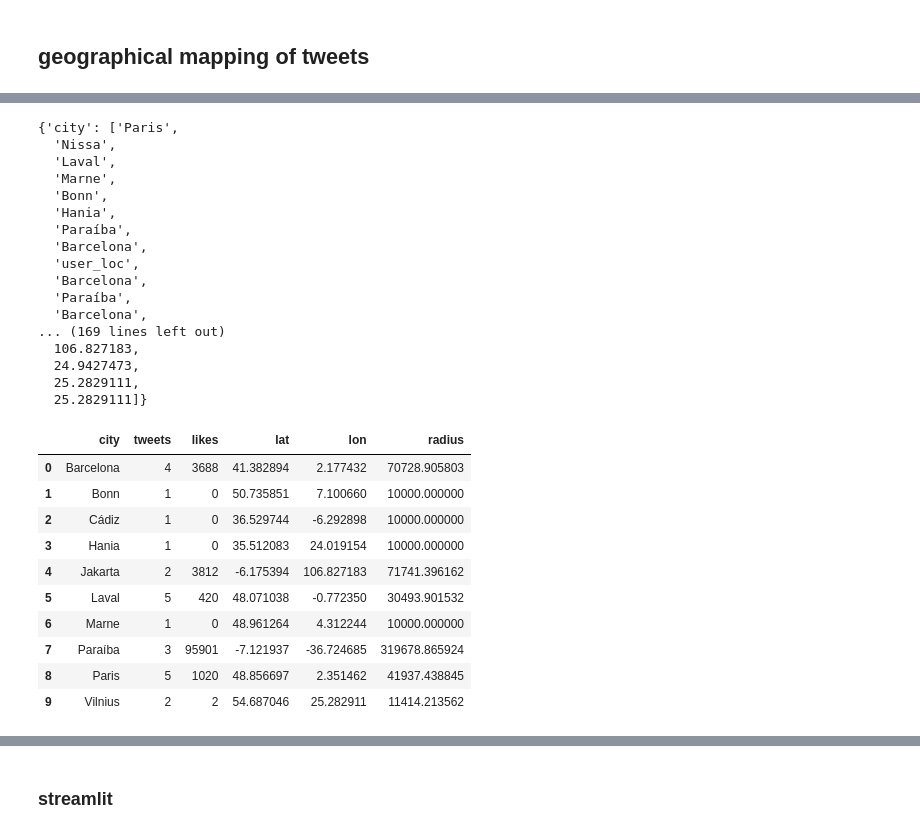
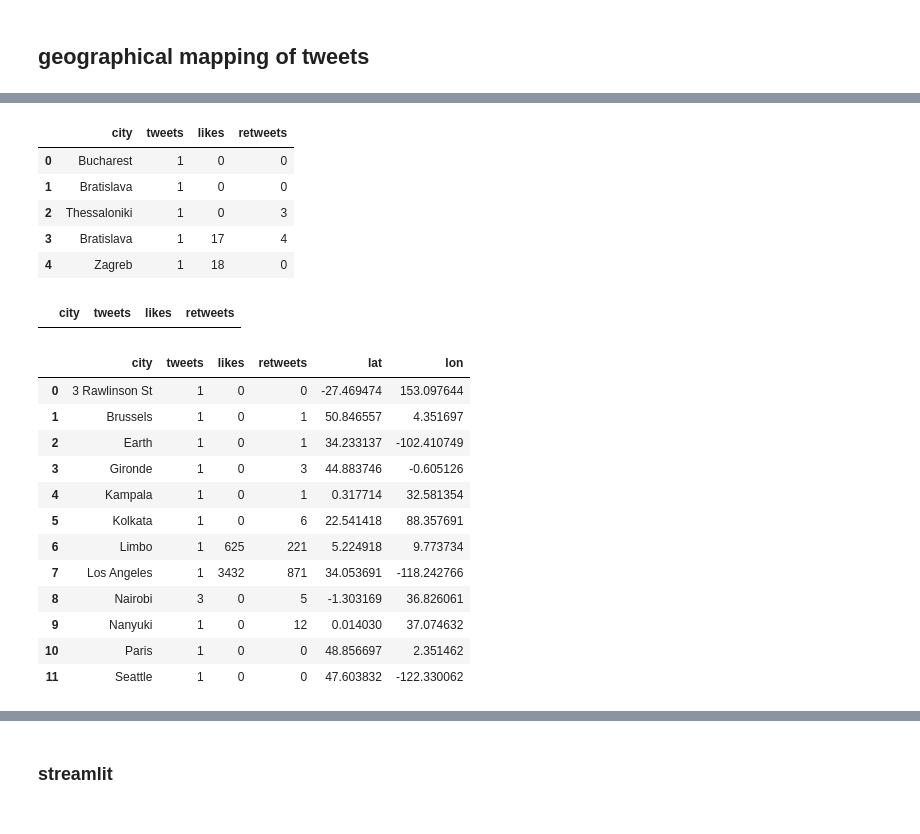
Before and after one commit to EstefaniaVB/LexAI, a Jupyter notebook: notebooks/twitterAPI_Tim.ipynb, the cells around one changed output, grey strips where cells are left out. Saved outputs shown, nothing was run; the diff lists cells and outputs as text; code cells hidden in the pictures.

```diff
--- a/notebooks/twitterAPI_Tim.ipynb
+++ b/notebooks/twitterAPI_Tim.ipynb
@@ -461,5 +442,3 @@ def get_tweets(query,count,result_type='mixed'):   #count: max 10 because its lo
             list_tweets.append(dict_)
 
     return list_tweets
-# %%
-tweets = get_tweets('energy',5)
@@ -652,2 +723,7 @@ list_cities = ['Berlin', 'Madrid', 'Rome', 'Bucharest', 'Paris', 'Vienna', 'Hamb
 # %% [markdown]
 ## geographical mapping of tweets
+# %%
+#list_cities = ['Berlin', 'Madrid', 'Rome', 'Bucharest', 'Paris', 'Vienna', 'Hamburg', 'Warsaw', 'Budapest', 'Barcelona', 'Munich', 'Milan', 'Prague', 'Sofia', 'Cologne', 'Stockholm', 'Naples', 'Turin', 'Amsterdam', 'Marseille', 'Zagreb', 'Copenhagen', 'Valencia', 'Krakow', 'Frankfurt', 'Seville', 'Lodz', 'Zaragoza', 'Athens', 'Palermo', 'Helsinki', 'Rotterdam', 'Wroc?aw', 'Stuttgart', 'Riga', 'Düsseldorf', 'Vilnius', 'Leipzig', 'Dortmund', 'Essen', 'Gothenburg', 'Genoa', 'Malaga', 'Bremen', 'Dresden', 'Dublin', 'The Hague', 'Hanover', 'Poznan', 'Antwerp', 'Nuremberg', 'Lyon', 'Lisbon', 'Duisburg', 'Toulouse', 'Gdansk', 'Murcia', 'Tallinn', 'Bratislava', 'Palma de Mallorca', 'Szczecin', 'Bologna', 'Brno', 'Ia?i', 'Florence', 'Las Palmas', 'Bochum', 'Utrecht', 'Wuppertal', 'Aarhus', 'Bydgoszcz', 'Plovdiv', 'Bilbao', 'Malmö', 'Nice', 'Lublin', 'Varna', 'Bielefeld', 'Alicante', 'Timi?oara', 'Bonn', 'Cordoba', 'Thessaloniki', 'Cluj-Napoca', 'Bari', 'Constanza', 'Münster', 'Karlsruhe', 'Catania', 'Mannheim', 'Nantes', 'Craiova', 'Galati']
+df_europe = pd.read_csv('list_cities3.csv', delimiter= ';')
+list_cities = list(df_europe['city'])
+list_countries = list(df_europe['country'])
@@ -775,49 +1001,45 @@ def count_cities(df):
 # %%
-city_counts = count_cities(data_slice)
-city_counts
+city_counts = count_cities(data_dict)
+df_city_counts = pd.DataFrame(city_counts)
+df_city_counts.head()
+#df_city_counts.shape
 # %% [output]
-{'city': ['Paris',
-  'Nissa',
-  'Laval',
-  'Marne',
-  'Bonn',
-  'Hania',
-  'Paraíba',
-  'Barcelona',
-  'user_loc',
-  'Barcelona',
-  'Paraíba',
-  'Barcelona',
-... (169 lines left out)
-  106.827183,
-  24.9427473,
-  25.2829111,
-  25.2829111]}
+|  | city | tweets | likes | retweets |
+| 0 | Bucharest | 1 | 0 | 0 |
+| 1 | Bratislava | 1 | 0 | 0 |
+| 2 | Thessaloniki | 1 | 0 | 3 |
+| 3 | Bratislava | 1 | 17 | 4 |
+| 4 | Zagreb | 1 | 18 | 0 |
 # %%
-# drop rows with user_loc as cty-name
-df_city_counts = pd.DataFrame(city_counts)
-df_city_counts = df_city_counts[(df_city_counts != 'user_loc').all(axis=1)]
-df_city_counts = df_city_counts[(df_city_counts != 'NaN').all(axis=1)]
+# drop rows with user_loc as city-name
+
+#df_city_counts = df_city_counts[(df_city_counts != 'user_loc').all(axis=1)]
+#df_city_counts = df_city_counts[(df_city_counts != 'NaN').all(axis=1)]
+df_city_counts.head()
+# %% [output]
+|  | city | tweets | likes | retweets |
 # %%
 df_city_counts = df_city_counts.dropna()
 df_city_counts = df_city_counts.groupby(by="city", as_index=False).sum()
-df_city_counts
+
 df_city_counts['lat'] = df_city_counts['city'].apply(region_lat)
 df_city_counts['lon'] = df_city_counts['city'].apply(region_lon)
 #df_city_counts["radius"] = df_city_counts["tweets"].apply(lambda likes: math.sqrt(likes)*1000 + 10000)
 
 df_city_counts
 # %% [output]
-|  | city | tweets | likes | lat | lon | radius |
-| 0 | Barcelona | 4 | 3688 | 41.382894 | 2.177432 | 70728.905803 |
-| 1 | Bonn | 1 | 0 | 50.735851 | 7.100660 | 10000.000000 |
-| 2 | Cádiz | 1 | 0 | 36.529744 | -6.292898 | 10000.000000 |
-| 3 | Hania | 1 | 0 | 35.512083 | 24.019154 | 10000.000000 |
-| 4 | Jakarta | 2 | 3812 | -6.175394 | 106.827183 | 71741.396162 |
-| 5 | Laval | 5 | 420 | 48.071038 | -0.772350 | 30493.901532 |
-| 6 | Marne | 1 | 0 | 48.961264 | 4.312244 | 10000.000000 |
-| 7 | Paraíba | 3 | 95901 | -7.121937 | -36.724685 | 319678.865924 |
-| 8 | Paris | 5 | 1020 | 48.856697 | 2.351462 | 41937.438845 |
-| 9 | Vilnius | 2 | 2 | 54.687046 | 25.282911 | 11414.213562 |
+|  | city | tweets | likes | retweets | lat | lon |
+| 0 | 3 Rawlinson St | 1 | 0 | 0 | -27.469474 | 153.097644 |
+| 1 | Brussels | 1 | 0 | 1 | 50.846557 | 4.351697 |
+| 2 | Earth | 1 | 0 | 1 | 34.233137 | -102.410749 |
+| 3 | Gironde | 1 | 0 | 3 | 44.883746 | -0.605126 |
+| 4 | Kampala | 1 | 0 | 1 | 0.317714 | 32.581354 |
+| 5 | Kolkata | 1 | 0 | 6 | 22.541418 | 88.357691 |
+| 6 | Limbo | 1 | 625 | 221 | 5.224918 | 9.773734 |
+| 7 | Los Angeles | 1 | 3432 | 871 | 34.053691 | -118.242766 |
+| 8 | Nairobi | 3 | 0 | 5 | -1.303169 | 36.826061 |
+| 9 | Nanyuki | 1 | 0 | 12 | 0.014030 | 37.074632 |
+| 10 | Paris | 1 | 0 | 0 | 48.856697 | 2.351462 |
+| 11 | Seattle | 1 | 0 | 0 | 47.603832 | -122.330062 |
 # %%
 df_city_counts.to_csv('city_counts.csv')
```
Also changed, not shown: parts of 42 cells of this notebook, 16 other files.
